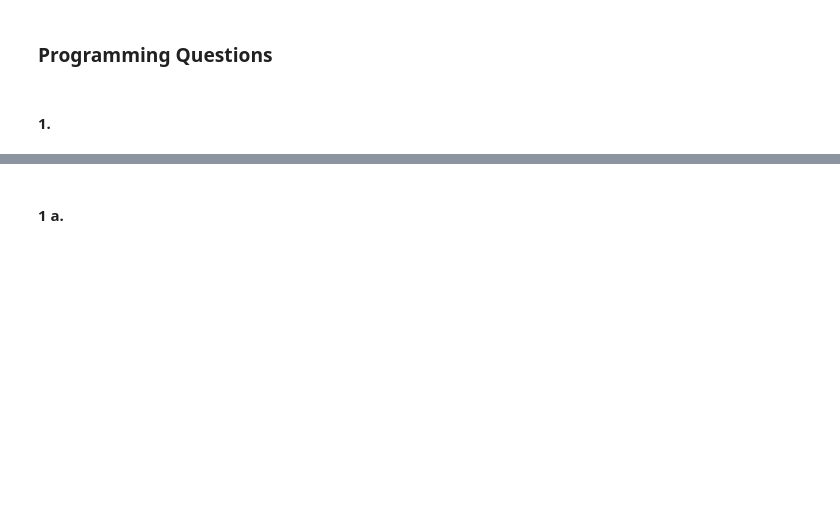
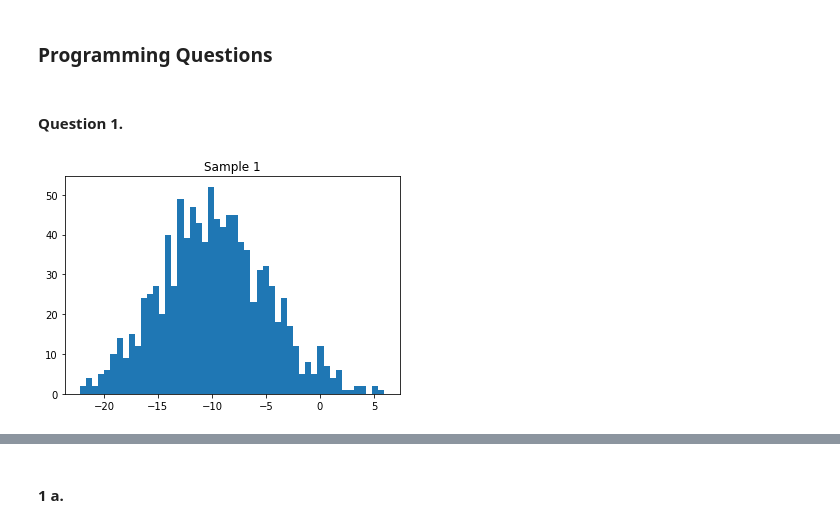
Before and after one commit to mxviteri/bds_hm1, a Jupyter notebook: hm1.ipynb, the cells around one changed output, grey strips where cells are left out. Saved outputs shown, nothing was run; the diff lists cells and outputs as text; code cells hidden in the pictures; blank space fills up the shorter version.

Commit message:
questions 1, 2 & 3 complete

```diff
--- a/hm1.ipynb
+++ b/hm1.ipynb
@@ -11,9 +13,11 @@ import numpy as np
 # %% [markdown]
-#### 1.
+#### Question 1.
 # %%
-def normal(mean, std, title):
-    normal = np.random.normal(mean, std, 1000)
-    plt.hist(normal, 50)
-    plt.title(title)
-    plt.show()
+sample1 = np.random.normal(-10, 5, 1000)
+
+plt.hist(sample1, 50)
+plt.title('Sample 1')
+plt.show()
+# %% [output]
+[figure, added]
 # %%
```
Also changed, not shown: parts of 10 cells of this notebook.
